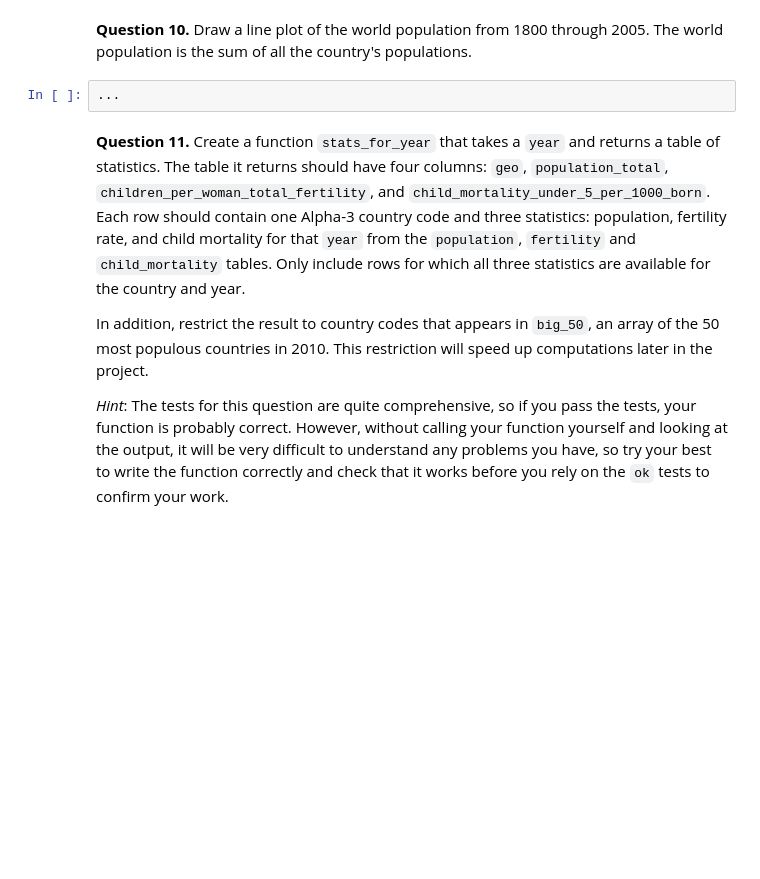
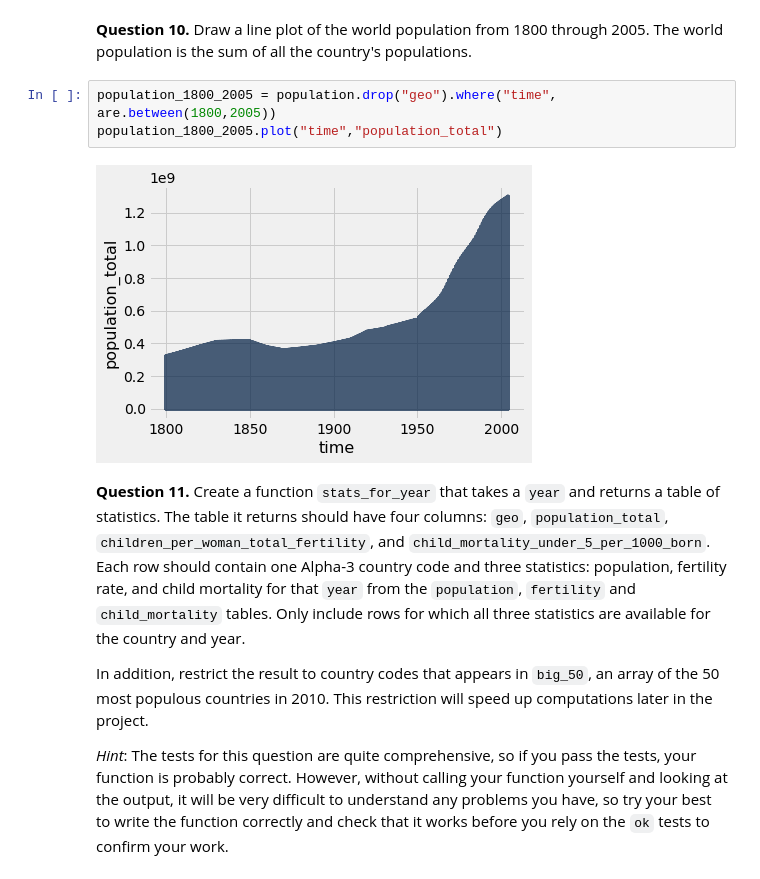
Before and after one commit to ferpart/data_science, a Jupyter notebook: projects/project1/project1.ipynb, the cells around one changed output. Saved outputs shown, nothing was run; the diff lists cells and outputs as text; blank space fills up the shorter version.

```diff
--- a/projects/project1/project1.ipynb
+++ b/projects/project1/project1.ipynb
@@ -281,7 +299,10 @@ _ = ok.grade('q1_9')
 # %% [markdown]
 **Question 10.** Draw a line plot of the world population from 1800 through 2005. The world population is the sum of all the country's populations.
-# %%
-...
+# %%
+population_1800_2005 = population.drop("geo").where("time", are.between(1800,2005))
+population_1800_2005.plot("time","population_total")
+# %% [output]
+[figure, added]
 # %% [markdown]
 **Question 11.** Create a function `stats_for_year` that takes a `year` and returns a table of statistics. The table it returns should have four columns: `geo`, `population_total`, `children_per_woman_total_fertility`, and `child_mortality_under_5_per_1000_born`. Each row should contain one Alpha-3 country code and three statistics: population, fertility rate, and child mortality for that `year` from the `population`, `fertility` and `child_mortality` tables. Only include rows for which all three statistics are available for the country and year.
 
```
Also changed, not shown: parts of 16 cells of this notebook.
